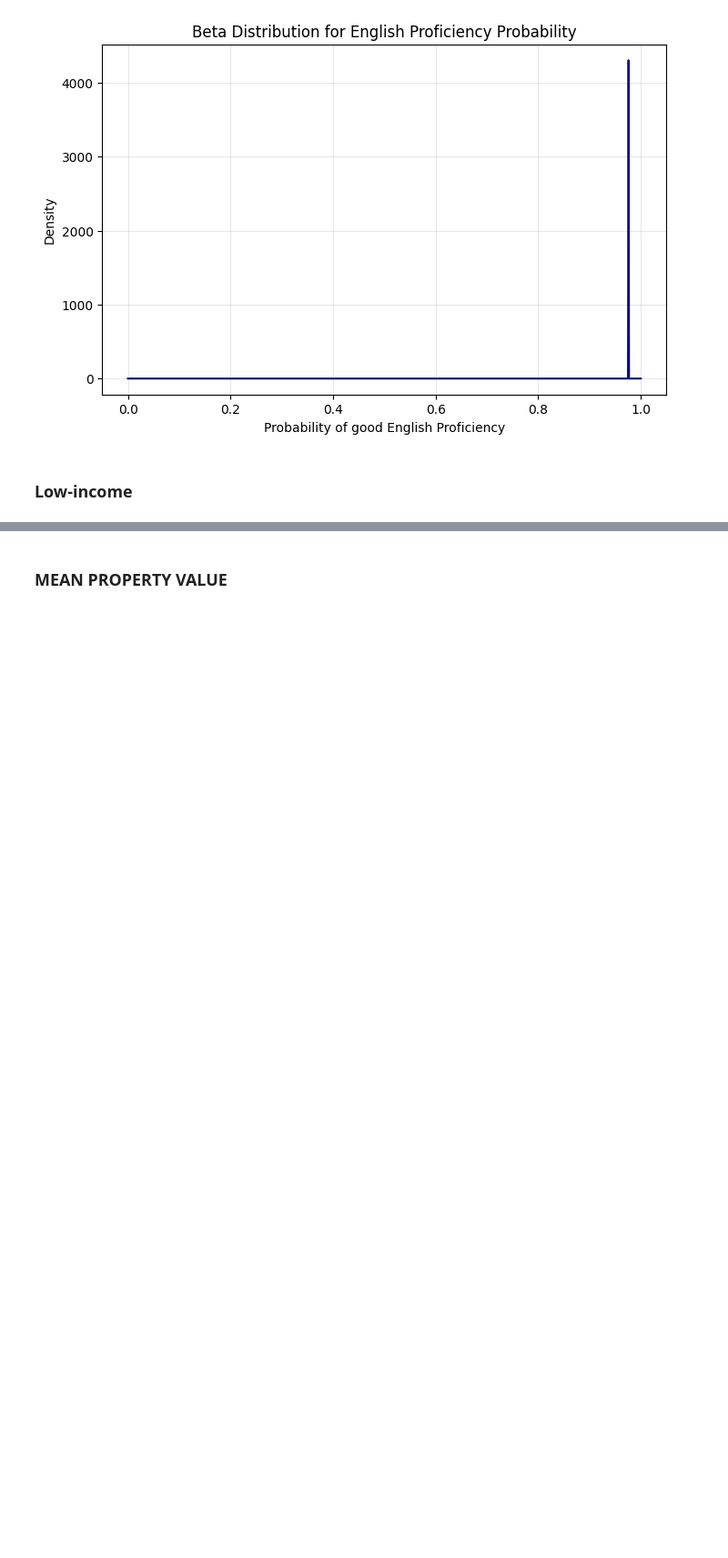
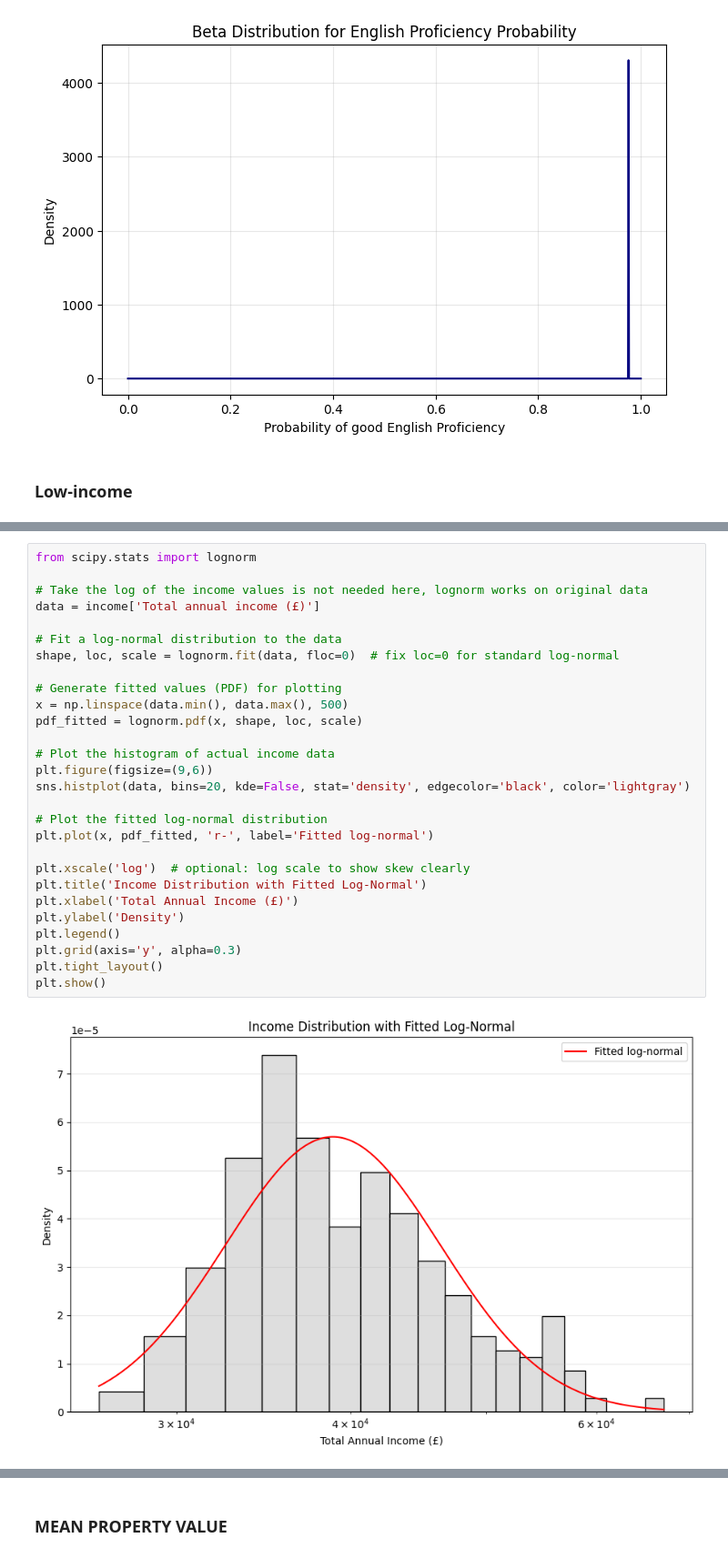
Before and after one commit to oUesio/Impact-based-flood-RL-agent, a Jupyter notebook: distributions.ipynb, the cells around one changed output, grey strips where cells are left out. Shown at 91% size. Cells and saved outputs as stored; diff of their text form; blank space fills up the shorter version.

```diff
--- a/distributions.ipynb
+++ b/distributions.ipynb
@@ -212,0 +253,30 @@ Low income threshold = 60% of median
+# %%
+from scipy.stats import lognorm
+
+# Take the log of the income values is not needed here, lognorm works on original data
+data = income['Total annual income (£)']
+
+# Fit a log-normal distribution to the data
+shape, loc, scale = lognorm.fit(data, floc=0)  # fix loc=0 for standard log-normal
+
+# Generate fitted values (PDF) for plotting
+x = np.linspace(data.min(), data.max(), 500)
+pdf_fitted = lognorm.pdf(x, shape, loc, scale)
+
+# Plot the histogram of actual income data
+plt.figure(figsize=(9,6))
+sns.histplot(data, bins=20, kde=False, stat='density', edgecolor='black', color='lightgray')
+
+# Plot the fitted log-normal distribution
+plt.plot(x, pdf_fitted, 'r-', label='Fitted log-normal')
+
+plt.xscale('log')  # optional: log scale to show skew clearly
+plt.title('Income Distribution with Fitted Log-Normal')
+plt.xlabel('Total Annual Income (£)')
+plt.ylabel('Density')
+plt.legend()
+plt.grid(axis='y', alpha=0.3)
+plt.tight_layout()
+plt.show()
+# %% [output]
+[figure, added]
```
Also changed, not shown: parts of 26 cells of this notebook, 1 other file.
